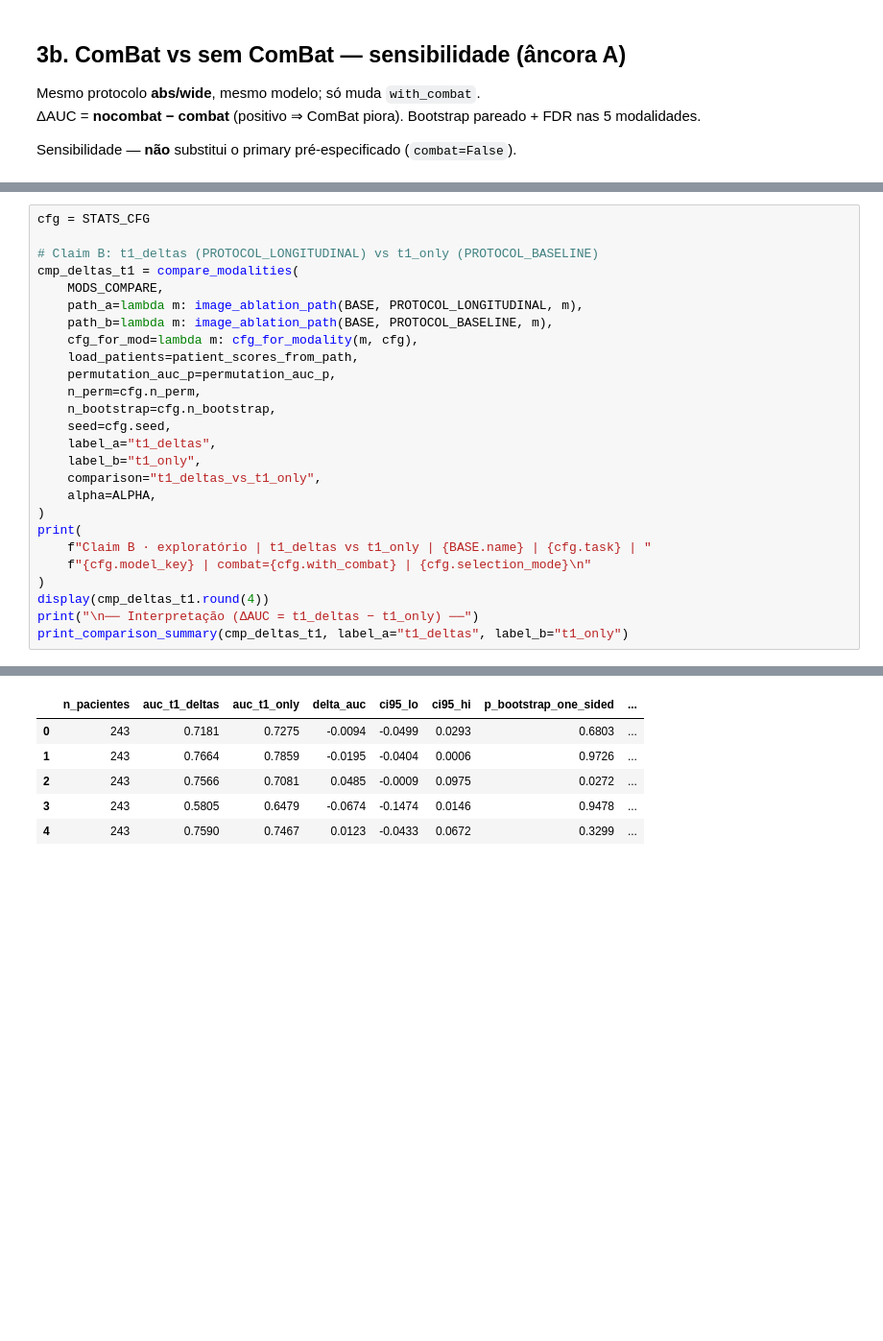
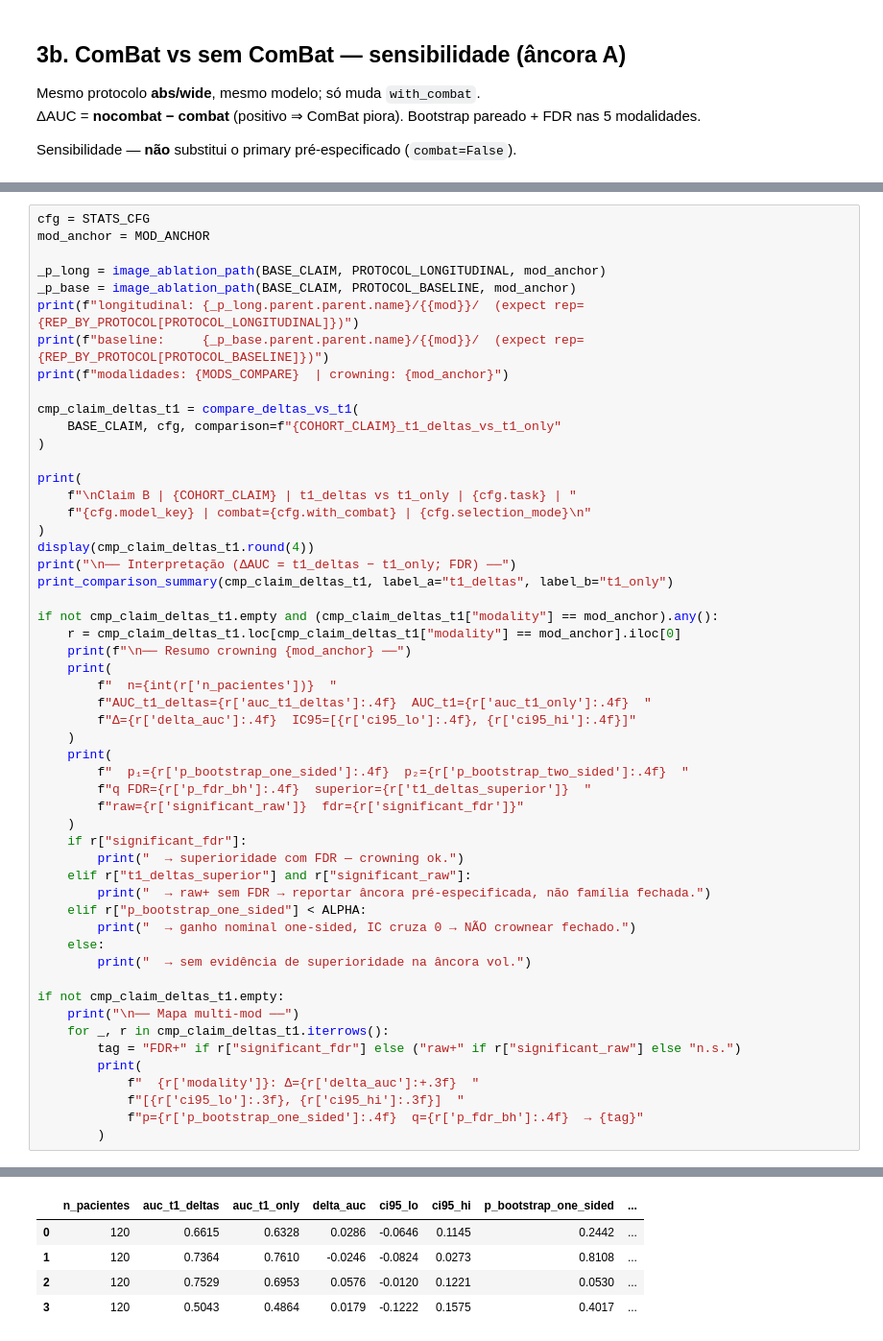
Before and after one commit to PauloMatheusGr/graphs, a Jupyter notebook: 7_stats.ipynb, the cells around one changed output, grey strips where cells are left out. Shown at 96% size. Saved outputs shown, nothing was run; the diff lists cells and outputs as text; blank space fills up the shorter version.

```diff
--- a/7_stats.ipynb
+++ b/7_stats.ipynb
@@ -632,27 +676,54 @@ Claim com janela longa → **§4b** (`48m_12m` · vol).
 # %%
 cfg = STATS_CFG
+mod_anchor = MOD_ANCHOR
 
-# Claim B: t1_deltas (PROTOCOL_LONGITUDINAL) vs t1_only (PROTOCOL_BASELINE)
-cmp_deltas_t1 = compare_modalities(
-    MODS_COMPARE,
-    path_a=lambda m: image_ablation_path(BASE, PROTOCOL_LONGITUDINAL, m),
-    path_b=lambda m: image_ablation_path(BASE, PROTOCOL_BASELINE, m),
-    cfg_for_mod=lambda m: cfg_for_modality(m, cfg),
-    load_patients=patient_scores_from_path,
-    permutation_auc_p=permutation_auc_p,
-    n_perm=cfg.n_perm,
-    n_bootstrap=cfg.n_bootstrap,
-    seed=cfg.seed,
-    label_a="t1_deltas",
-    label_b="t1_only",
-    comparison="t1_deltas_vs_t1_only",
-    alpha=ALPHA,
+_p_long = image_ablation_path(BASE_CLAIM, PROTOCOL_LONGITUDINAL, mod_anchor)
+_p_base = image_ablation_path(BASE_CLAIM, PROTOCOL_BASELINE, mod_anchor)
+print(f"longitudinal: {_p_long.parent.parent.name}/{{mod}}/  (expect rep={REP_BY_PROTOCOL[PROTOCOL_LONGITUDINAL]})")
+print(f"baseline:     {_p_base.parent.parent.name}/{{mod}}/  (expect rep={REP_BY_PROTOCOL[PROTOCOL_BASELINE]})")
+print(f"modalidades: {MODS_COMPARE}  | crowning: {mod_anchor}")
+
+cmp_claim_deltas_t1 = compare_deltas_vs_t1(
+    BASE_CLAIM, cfg, comparison=f"{COHORT_CLAIM}_t1_deltas_vs_t1_only"
 )
+
 print(
-    f"Claim B · exploratório | t1_deltas vs t1_only | {BASE.name} | {cfg.task} | "
+    f"\nClaim B | {COHORT_CLAIM} | t1_deltas vs t1_only | {cfg.task} | "
     f"{cfg.model_key} | combat={cfg.with_combat} | {cfg.selection_mode}\n"
 )
-display(cmp_deltas_t1.round(4))
-print("\n── Interpretação (ΔAUC = t1_deltas − t1_only) ──")
-print_comparison_summary(cmp_deltas_t1, label_a="t1_deltas", label_b="t1_only")
+display(cmp_claim_deltas_t1.round(4))
+print("\n── Interpretação (ΔAUC = t1_deltas − t1_only; FDR) ──")
+print_comparison_summary(cmp_claim_deltas_t1, label_a="t1_deltas", label_b="t1_only")
+
+if not cmp_claim_deltas_t1.empty and (cmp_claim_deltas_t1["modality"] == mod_anchor).any():
+    r = cmp_claim_deltas_t1.loc[cmp_claim_deltas_t1["modality"] == mod_anchor].iloc[0]
+    print(f"\n── Resumo crowning {mod_anchor} ──")
+    print(
+        f"  n={int(r['n_pacientes'])}  "
+        f"AUC_t1_deltas={r['auc_t1_deltas']:.4f}  AUC_t1={r['auc_t1_only']:.4f}  "
+        f"Δ={r['delta_auc']:.4f}  IC95=[{r['ci95_lo']:.4f}, {r['ci95_hi']:.4f}]"
+    )
+    print(
+        f"  p₁={r['p_bootstrap_one_sided']:.4f}  p₂={r['p_bootstrap_two_sided']:.4f}  "
+        f"q FDR={r['p_fdr_bh']:.4f}  superior={r['t1_deltas_superior']}  "
+        f"raw={r['significant_raw']}  fdr={r['significant_fdr']}"
+    )
+    if r["significant_fdr"]:
+        print("  → superioridade com FDR — crowning ok.")
+    elif r["t1_deltas_superior"] and r["significant_raw"]:
+        print("  → raw+ sem FDR → reportar âncora pré-especificada, não família fechada.")
+    elif r["p_bootstrap_one_sided"] < ALPHA:
+        print("  → ganho nominal one-sided, IC cruza 0 → NÃO crownear fechado.")
+    else:
+        print("  → sem evidência de superioridade na âncora vol.")
+
+if not cmp_claim_deltas_t1.empty:
+    print("\n── Mapa multi-mod ──")
+    for _, r in cmp_claim_deltas_t1.iterrows():
+        tag = "FDR+" if r["significant_fdr"] else ("raw+" if r["significant_raw"] else "n.s.")
+        print(
+            f"  {r['modality']}: Δ={r['delta_auc']:+.3f}  "
+            f"[{r['ci95_lo']:.3f}, {r['ci95_hi']:.3f}]  "
+            f"p={r['p_bootstrap_one_sided']:.4f}  q={r['p_fdr_bh']:.4f}  → {tag}"
+        )
 # %% [output]
@@ -660,6 +735,5 @@ Claim B · exploratório | t1_deltas vs t1_only | 36m_6m | smci_pmci | svm | com
 |  | n_pacientes | auc_t1_deltas | auc_t1_only | delta_auc | ci95_lo | ci95_hi | p_bootstrap_one_sided | ... |
-| 0 | 243 | 0.7181 | 0.7275 | -0.0094 | -0.0499 | 0.0293 | 0.6803 | ... |
-| 1 | 243 | 0.7664 | 0.7859 | -0.0195 | -0.0404 | 0.0006 | 0.9726 | ... |
-| 2 | 243 | 0.7566 | 0.7081 | 0.0485 | -0.0009 | 0.0975 | 0.0272 | ... |
-| 3 | 243 | 0.5805 | 0.6479 | -0.0674 | -0.1474 | 0.0146 | 0.9478 | ... |
-| 4 | 243 | 0.7590 | 0.7467 | 0.0123 | -0.0433 | 0.0672 | 0.3299 | ... |
+| 0 | 120 | 0.6615 | 0.6328 | 0.0286 | -0.0646 | 0.1145 | 0.2442 | ... |
+| 1 | 120 | 0.7364 | 0.7610 | -0.0246 | -0.0824 | 0.0273 | 0.8108 | ... |
+| 2 | 120 | 0.7529 | 0.6953 | 0.0576 | -0.0120 | 0.1221 | 0.0530 | ... |
+| 3 | 120 | 0.5043 | 0.4864 | 0.0179 | -0.1222 | 0.1575 | 0.4017 | ... |
```
Also changed, not shown: parts of 19 cells of this notebook, 7 other files.
